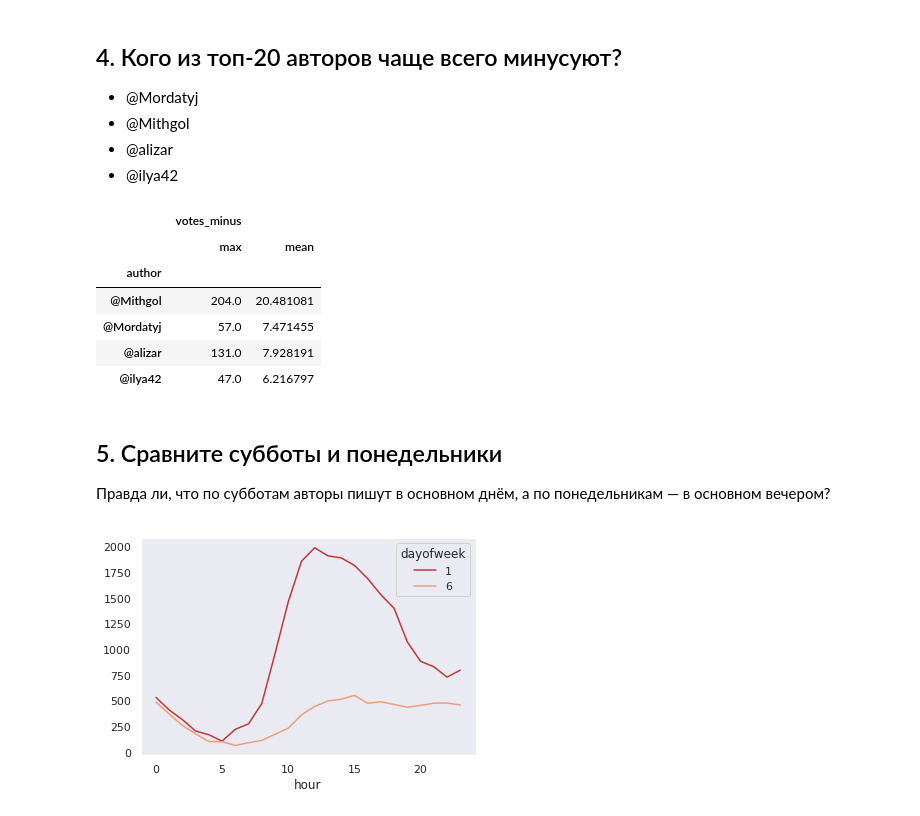
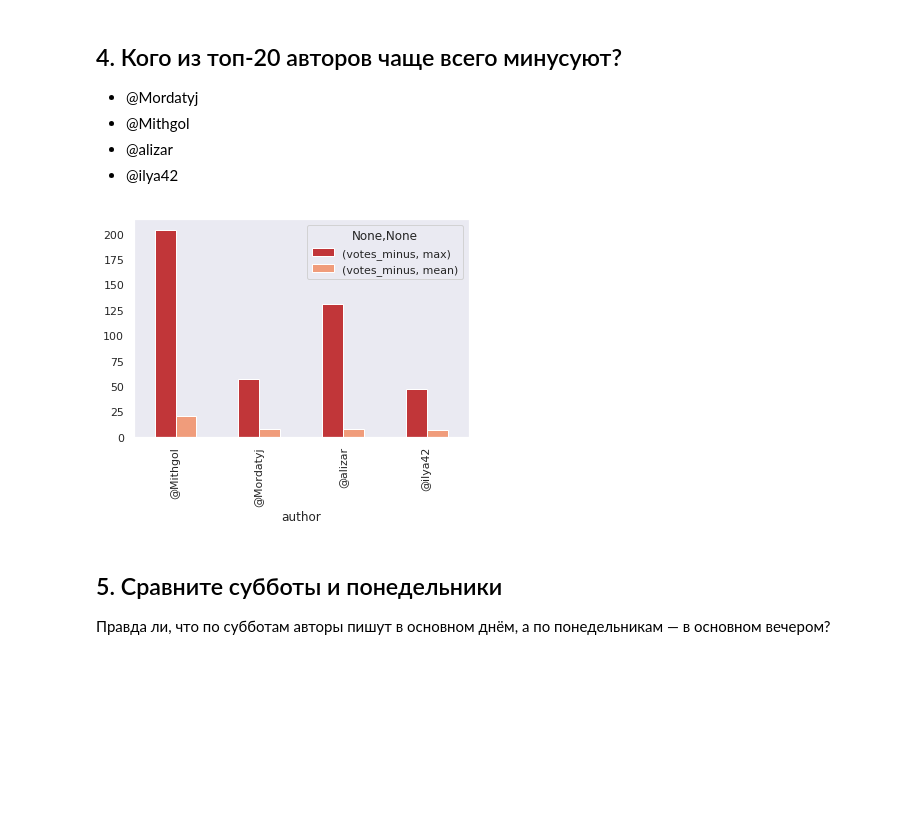
Before and after one commit to kanshi255/ods2018, a Jupyter notebook: zakharov_assignment02_habr_visual_analysis.ipynb, the cells around one changed output. Saved outputs shown, nothing was run; the diff lists cells and outputs as text; code cells hidden in the pictures; blank space fills up the shorter version.

```diff
--- a/zakharov_assignment02_habr_visual_analysis.ipynb
+++ b/zakharov_assignment02_habr_visual_analysis.ipynb
@@ -173,23 +175,11 @@ df[df['domain'] == 'geektimes.ru'].groupby('hour')[['comments']].agg('max').plot
 # %%
 authors=['@Mordatyj', '@Mithgol', '@alizar', '@ilya42']
 
-df[df.author.isin(authors)].groupby('author')[['votes_minus']].agg(['max', 'mean'])
+df[df.author.isin(authors)].groupby('author')[['votes_minus']].agg(['max', 'mean']).plot(kind='bar');
 # Mithgol
 # %% [output]
-|  | votes_minus |  |
-|  | max | mean |
-| author |  |  |
-| @Mithgol | 204.0 | 20.481081 |
-| @Mordatyj | 57.0 | 7.471455 |
-| @alizar | 131.0 | 7.928191 |
-| @ilya42 | 47.0 | 6.216797 |
+[figure, added]
 # %% [markdown]
 ## 5\. Сравните субботы и понедельники
 
 Правда ли, что по субботам авторы пишут в основном днём, а по понедельникам — в основном вечером?
-# %%
-df[df['dayofweek'].isin([1,6])].pivot_table(index='hour', values='title', aggfunc='count', columns='dayofweek')\
-.plot();
-# no
-# %% [output]
-[figure, removed]
```
Also changed, not shown: parts of 3 cells of this notebook.
